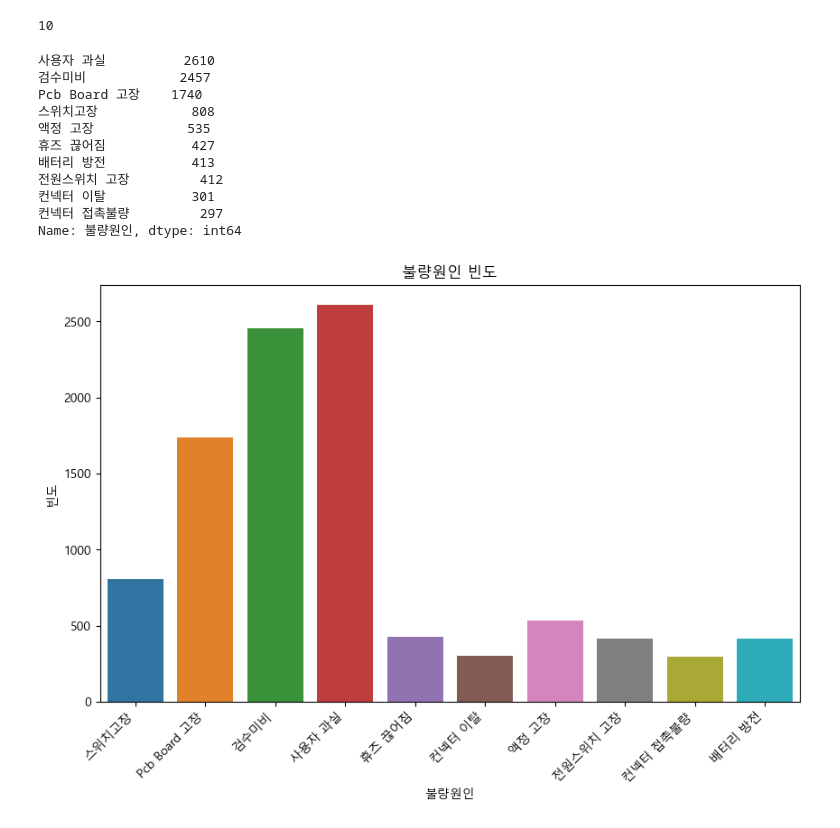
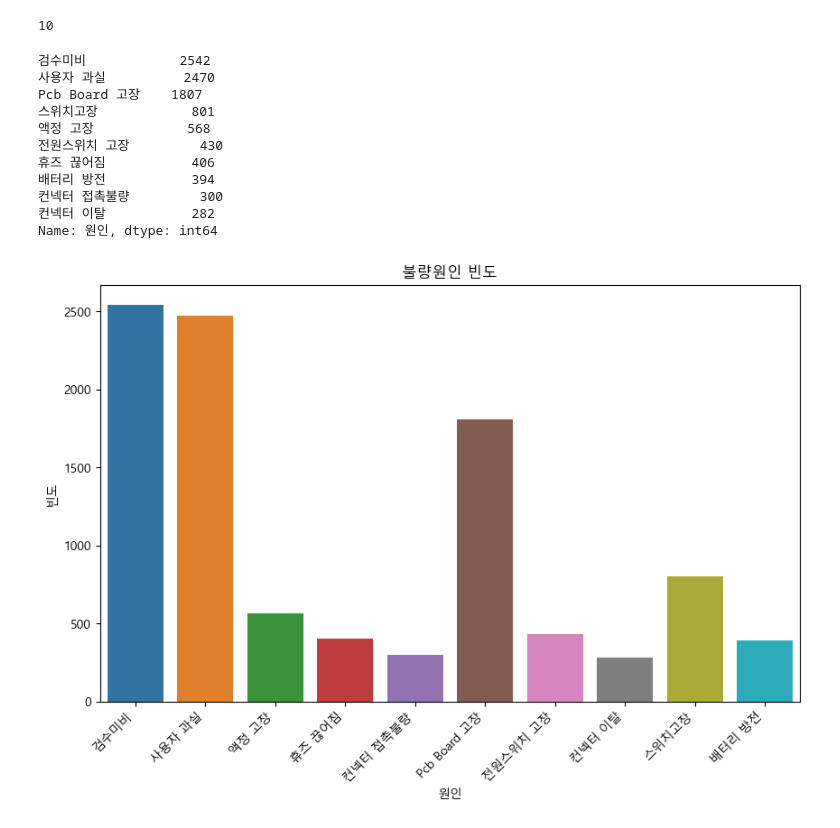
Before and after one commit to jujaehong/Project_0101, a Jupyter notebook: AS_Management_Data.ipynb, the cells around one changed output. Saved outputs shown, nothing was run; the diff lists cells and outputs as text; code cells hidden in the pictures.

```diff
--- a/AS_Management_Data.ipynb
+++ b/AS_Management_Data.ipynb
@@ -228,6 +228,6 @@ Name: 접수일자, Length: 10000, dtype: int64
 # %%
 # 년도 추출하여 새로운 컬럼 추가 2
-df_a["접수년"] = pd.to_datetime(df_a['접수일자']).dt.year
+df_a["접수년"] = pd.to_datetime(df_a['접수날짜']).dt.year
 # %%
 df_a.head(3)
 # %% [output]
@@ -487,38 +489,38 @@ df_a['불량원인'].nunique()
 # %% [output]
 10
 # %%
-df_a['불량원인'].value_counts()
+df_a['원인'].value_counts()
 # %% [output]
-사용자 과실          2610
-검수미비            2457
-Pcb Board 고장    1740
-스위치고장            808
-액정 고장            535
-휴즈 끊어짐           427
-배터리 방전           413
-전원스위치 고장         412
-컨넥터 이탈           301
-컨넥터 접촉불량         297
-Name: 불량원인, dtype: int64
+검수미비            2542
+사용자 과실          2470
+Pcb Board 고장    1807
+스위치고장            801
+액정 고장            568
+전원스위치 고장         430
+휴즈 끊어짐           406
+배터리 방전           394
+컨넥터 접촉불량         300
+컨넥터 이탈           282
+Name: 원인, dtype: int64
 # %%
 # 빈도 시각화
 plt.figure(figsize=(10, 6))
-원인 = sns.countplot(data=df_a, x="불량원인")
+원인 = sns.countplot(data=df_a, x="원인")
 
 # x축 레이블 45도 회전
 원인.set_xticklabels(원인.get_xticklabels(), rotation=45, ha='right')
 
 # x축, y축 레이블 설정
-plt.xlabel("불량원인")
+plt.xlabel("원인")
 plt.ylabel("빈도")
 
 # 그래프 제목 설정
 plt.title("불량원인 빈도")
 
 # 그래프 보여주기
 plt.show()
 # %% [output]
-[figure, old version]
+[figure, new version]
 # %%
 #제조년도별 불량유형 대분류
 df_grouped = df_a.groupby(['제조년', '불량유형_대']).size().reset_index(name='빈도')
```
Also changed, not shown: parts of 69 cells of this notebook, 8 other files.
